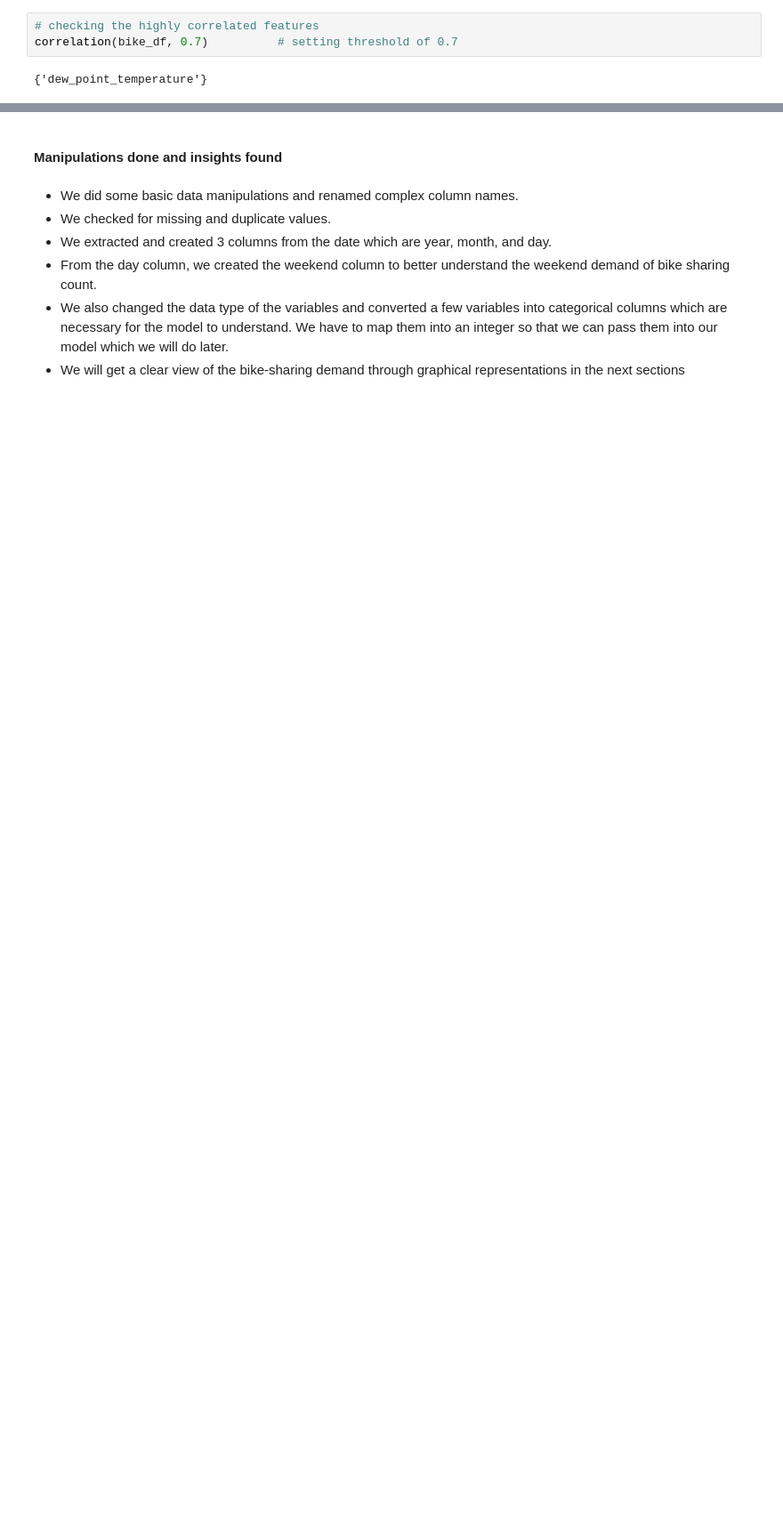
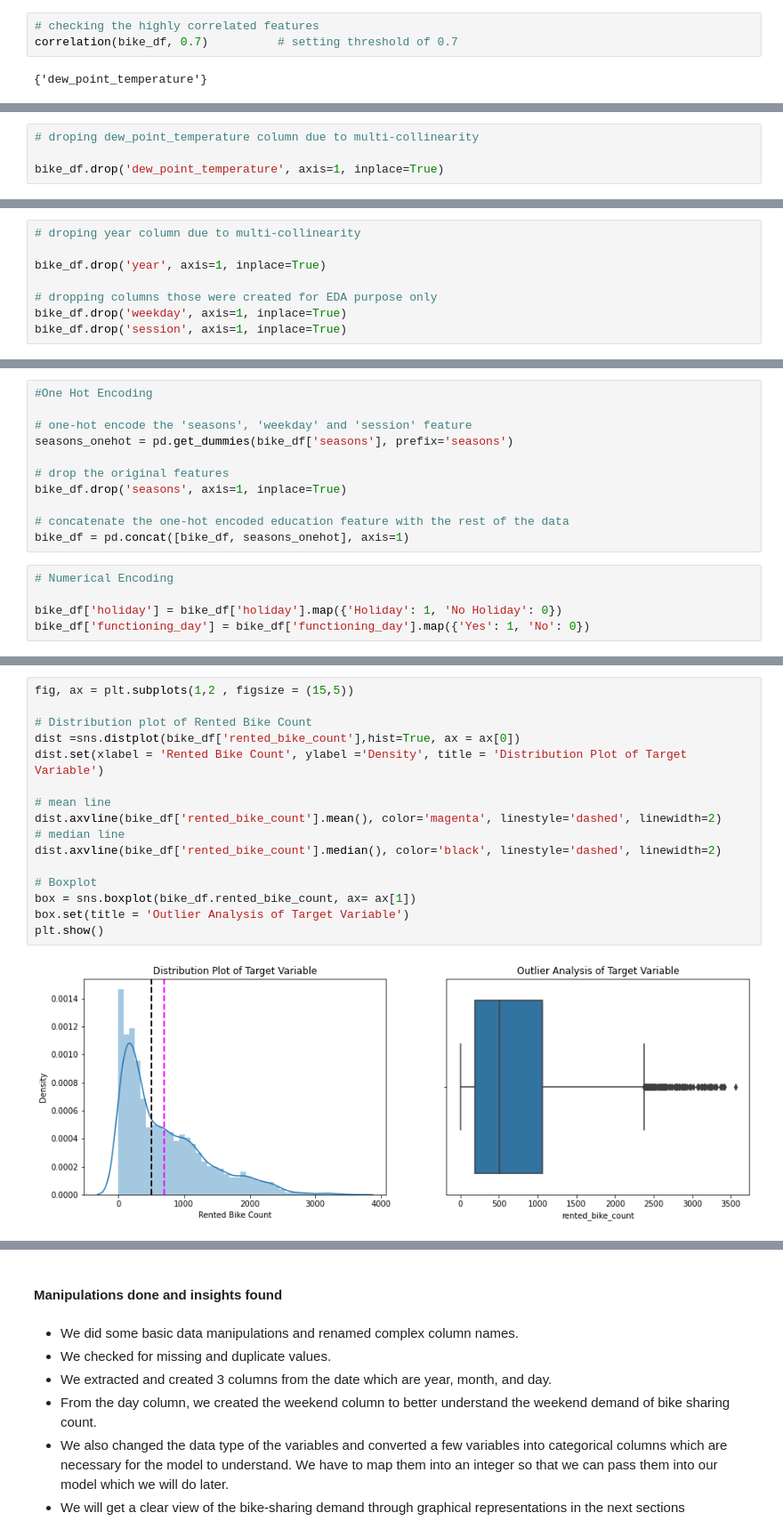
Before and after one commit to Navneet2409/bike-sharing-demand-prediction, a Jupyter notebook: Bike_Sharing_Notebook_Navneet_Keshri.ipynb, the cells around one changed output, grey strips where cells are left out. Shown at 89% size. Drawn from its saved outputs; the diff is of its cells as text; blank space fills up the shorter version.

```diff
--- a/Bike_Sharing_Notebook_Navneet_Keshri.ipynb
+++ b/Bike_Sharing_Notebook_Navneet_Keshri.ipynb
@@ -1090,0 +1048,4 @@ memory usage: 669.1 KB
+# %%
+# droping dew_point_temperature column due to multi-collinearity
+
+bike_df.drop('dew_point_temperature', axis=1, inplace=True)
@@ -1090,0 +1087,8 @@ memory usage: 669.1 KB
+# %%
+# droping year column due to multi-collinearity
+
+bike_df.drop('year', axis=1, inplace=True)
+
+# dropping columns those were created for EDA purpose only
+bike_df.drop('weekday', axis=1, inplace=True)
+bike_df.drop('session', axis=1, inplace=True)
@@ -1090,0 +1144,16 @@ memory usage: 669.1 KB
+# %%
+#One Hot Encoding
+
+# one-hot encode the 'seasons', 'weekday' and 'session' feature
+seasons_onehot = pd.get_dummies(bike_df['seasons'], prefix='seasons')
+
+# drop the original features
+bike_df.drop('seasons', axis=1, inplace=True)
+
+# concatenate the one-hot encoded education feature with the rest of the data
+bike_df = pd.concat([bike_df, seasons_onehot], axis=1)
+# %%
+# Numerical Encoding
+
+bike_df['holiday'] = bike_df['holiday'].map({'Holiday': 1, 'No Holiday': 0})
+bike_df['functioning_day'] = bike_df['functioning_day'].map({'Yes': 1, 'No': 0})
@@ -1090,0 +1164,18 @@ memory usage: 669.1 KB
+# %%
+fig, ax = plt.subplots(1,2 , figsize = (15,5))
+
+# Distribution plot of Rented Bike Count
+dist =sns.distplot(bike_df['rented_bike_count'],hist=True, ax = ax[0])
+dist.set(xlabel = 'Rented Bike Count', ylabel ='Density', title = 'Distribution Plot of Target Variable')
+
+# mean line
+dist.axvline(bike_df['rented_bike_count'].mean(), color='magenta', linestyle='dashed', linewidth=2)
+# median line
+dist.axvline(bike_df['rented_bike_count'].median(), color='black', linestyle='dashed', linewidth=2)
+
+# Boxplot
+box = sns.boxplot(bike_df.rented_bike_count, ax= ax[1])
+box.set(title = 'Outlier Analysis of Target Variable')
+plt.show()
+# %% [output]
+[figure, added]
```
Also changed, not shown: parts of 294 cells of this notebook.
